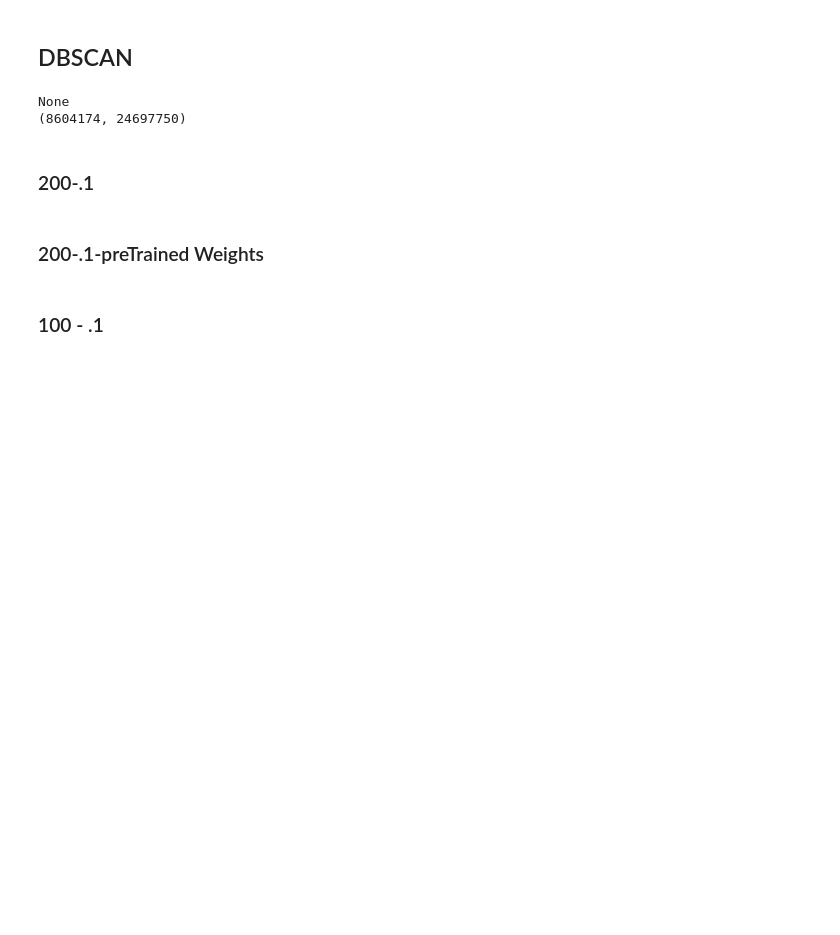
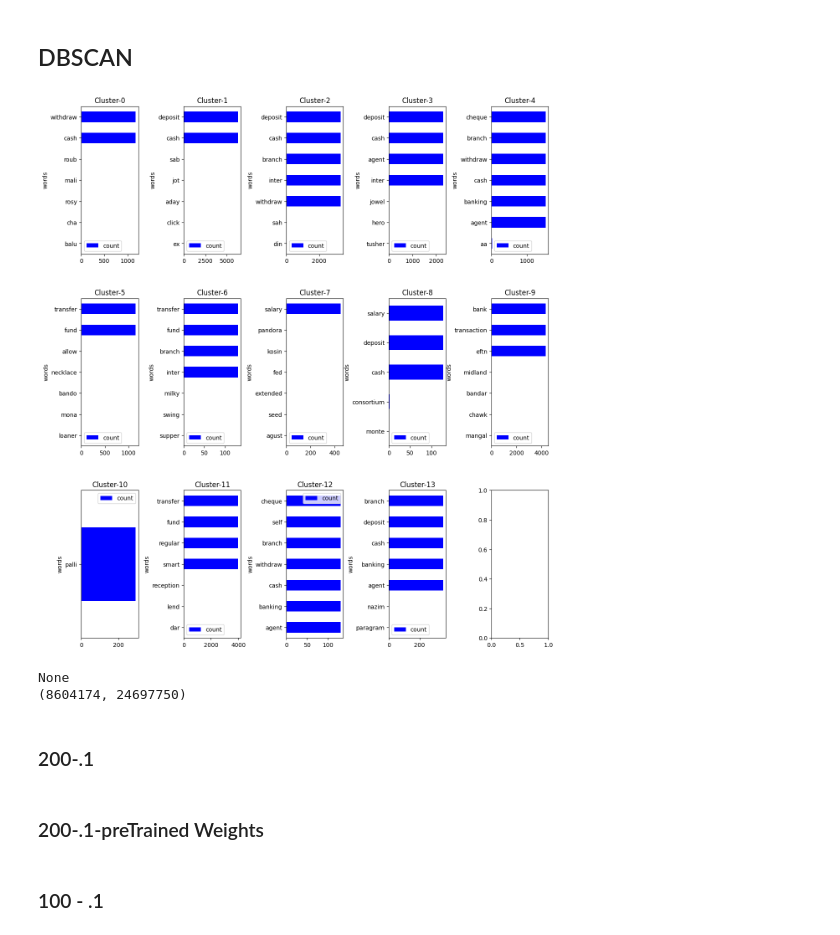
Before and after one commit to abdur-rafi/transaction-clustering, a Jupyter notebook: narration_clustering.ipynb, the cells around one changed output. Drawn from its saved outputs; the diff is of its cells as text; code cells hidden in the pictures; blank space fills up the shorter version.

```diff
--- a/narration_clustering.ipynb
+++ b/narration_clustering.ipynb
@@ -638,0 +650,7 @@ plt.plot(errs_)
+# %%
+sent_df = unique_narrations.copy(deep = True)
+eliminateNonAlphabet(sent_df)
+print(sent_df.shape)
+removeDup(sent_df)
+# print(sent_df.shape)
+encodings = model.encode(sent_df['text'].to_list())
@@ -638,0 +663,6 @@ plt.plot(errs_)
+# %%
+k = 16
+col = f'{k}-means-clustering'
+norm_encodings = normalize(encodings)
+kmeans_model = cluster(sent_df, norm_encodings, k, col)
+# plotClusterFreq(sent_df,col,k,n,(4,3), .8, .3)
@@ -639,16 +787,23 @@ plt.plot(errs_)
 # %% [markdown]
 ## DBSCAN
 # %%
-def clusterDBSCAN(df,encodings, col, mn, eps):
+def clusterDBSCAN(df,norm_encodings, col, mn, eps):
   from sklearn.cluster import DBSCAN
-  import numpy as np
-  norm = np.linalg.norm(encodings, axis = 1, keepdims = True)
-  norm[norm == 0] = 1
-  norm_encodings = encodings / norm
-  dbscan=DBSCAN(min_samples = mn, eps = eps)
+  dbscan=DBSCAN(min_samples = mn, eps = eps,algorithm='ball_tree')
   clustering = dbscan.fit(norm_encodings)
   df[col] = clustering.labels_
   return clustering
+# %%
+k = 14
+col = f'{k}-means-clustering'
+n = 7
+# vectors = getVectors(df, 5)
+# encodings = getEncodings(df, vectors)
+# norm_encodings = normalize(encodings)
+clusterModel = clusterDBSCAN(df, norm_encodings, col, 100, .1)
+plotClusterFreq(df,col,k,n,(4,3), .8, .3)
+# %% [output]
+[figure, added]
 # %%
 encodings = getEncodingsPreTrainedW2V(df, '/content/word2vec-google-news-300.gz', 1000000)
 # %%
```
Also changed, not shown: parts of 66 cells of this notebook.
